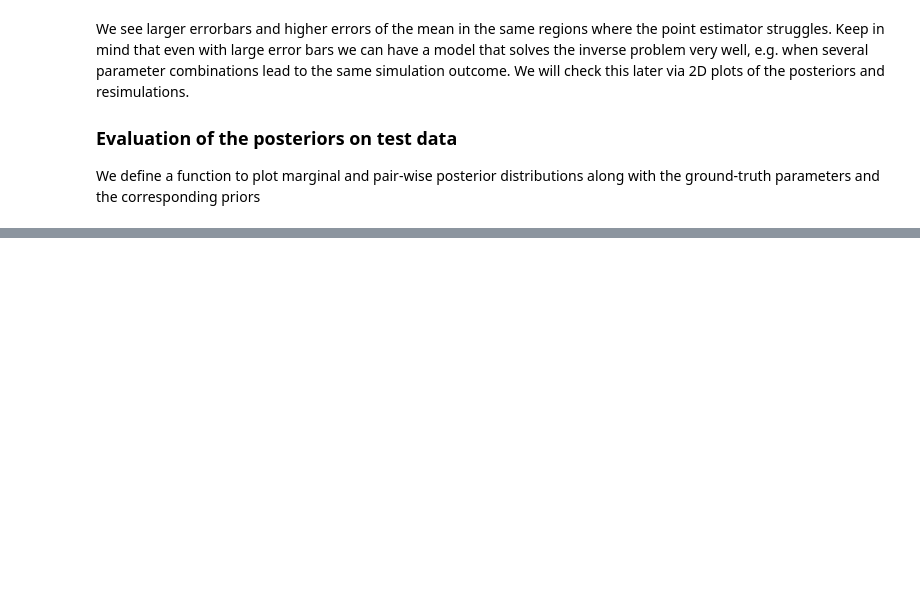
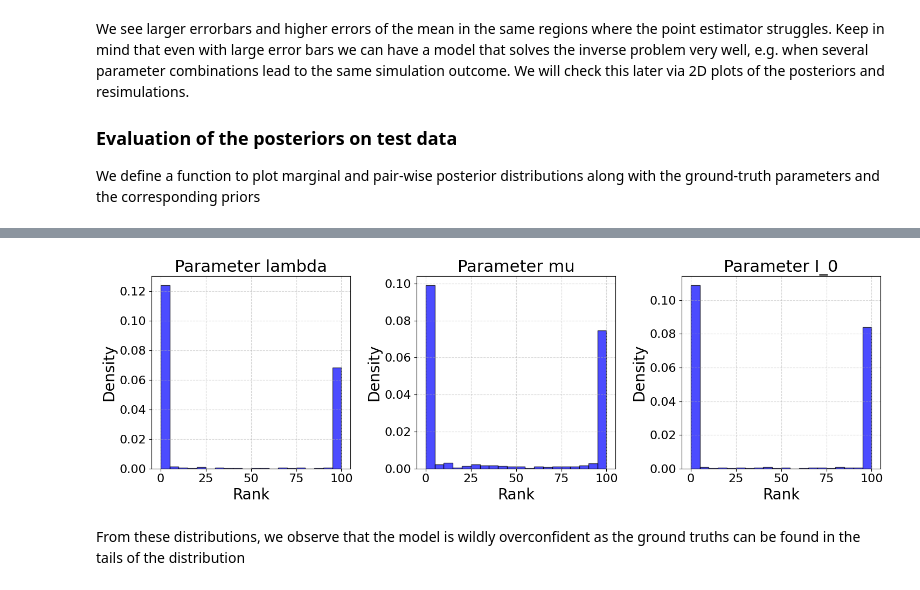
Before and after one commit to juancprolam/generative_neural_networks_for_the_sciences, a Jupyter notebook: ex04/epidemiology-part-2-w-sample.ipynb, the cells around one changed output, grey strips where cells are left out. Cells and saved outputs as stored; diff of their text form; code cells hidden in the pictures; blank space fills up the shorter version.

```diff
--- a/ex04/epidemiology-part-2-w-sample.ipynb
+++ b/ex04/epidemiology-part-2-w-sample.ipynb
@@ -1415,5 +1427,5 @@ fig = plot_posterior_distribution(test_data['prior'][test_index,...],
 # %%
-test_index = 0
-fig = plot_posterior_distribution(test_data['prior'][test_index,...],
-                                  test_data['posterior'][test_index,...],
-                                  test_data['prior'], prior.get_labels())
+#test_index = 0
+#fig = plot_posterior_distribution(test_data['prior'][test_index,...],
+ #                                 test_data['posterior'][test_index,...],
+  #                                test_data['prior'], prior.get_labels())
@@ -1459,4 +1526,3 @@ Using the INN model from the sample solution as well as our own, we will determi
 # %%
-# Validate with posterior calibration
-posterior_samples = test_data['posterior']
-true_params = test_data['prior']
+# Get test data
+test_data = get_test_data(summary_net, inn, data_config=data_config, noise=0.0)
@@ -1462,0 +1540,63 @@ true_params = test_data['prior']
+# %%
+# Validation:
+def validate_loaded_models(summary_net, inn):
+    # Set to eval
+    summary_net.eval()
+    inn.eval()
+
+    # 0) Given a test set, pick one component of the parameter vector to validate
+    all_ranked = []
+    test_data = get_test_data(summary_net, inn, data_config=data_config, noise=0.0)
+
+    for j in range(test_data['prior'].shape[-1]):
+        # 1) For every test point,
+
+        # a) Sample posterior
+        y_hat = test_data['posterior'] #
+        y_true = test_data['prior'][:, j]
+        #print("y_hat shape:", y_hat.shape)
+        #print("y_true shape:", y_true.shape)
+
+        # b) Form data set of all posterior samples + the true value
+        ranked = []
+
+        for i in range(y_hat.shape[0]):
+            # Calculate rank among posterior samples
+            samples = y_hat[i, :, j]
+            true_value = y_true[i]
+            combined = np.concatenate((samples, [true_value]))
+            ranked_samples = np.sort(combined)
+            rank = np.where(ranked_samples == true_value)[0][0]
+            ranked.append(rank)
+
+        # Append ranked list for this parameter but in different columns
+        all_ranked.append(ranked)
+
+    return all_ranked
+
+ranks = validate_loaded_models(summary_net, inn)
+
+def plot_histograms_of_ranks(ranks, n_bins):
+    labels = prior.get_labels()
+    n_params = len(ranks)
+    fig, axes = plt.subplots(1, n_params, figsize=(5 * n_params, 5))
+    if n_params == 1:
+        axes = [axes]  # Ensure axes is iterable for a single parameter
+
+    for i in range(n_params):
+        ax = axes[i] if n_params > 1 else axes
+        ax.hist(ranks[i], bins=n_bins, density=True, alpha=0.7, color='blue', edgecolor='black')
+        ax.set_title(f'Parameter {labels[i]}')
+        ax.set_xlabel('Rank')
+        ax.set_ylabel('Density')
+        ax.grid(alpha=0.5)
+
+    plt.tight_layout()
+    plt.show()
+
+plot_histograms_of_ranks(ranks, n_bins=20)
+#plot_histograms_of_ranks(surprisals_ranks, n_bins=20)
+# %% [output]
+[figure, added]
+# %% [markdown]
+From these distributions, we observe that the model is wildly overconfident as the ground truths can be found in the tails of the distribution
```
Also changed, not shown: parts of 25 cells of this notebook, 3 other files.
